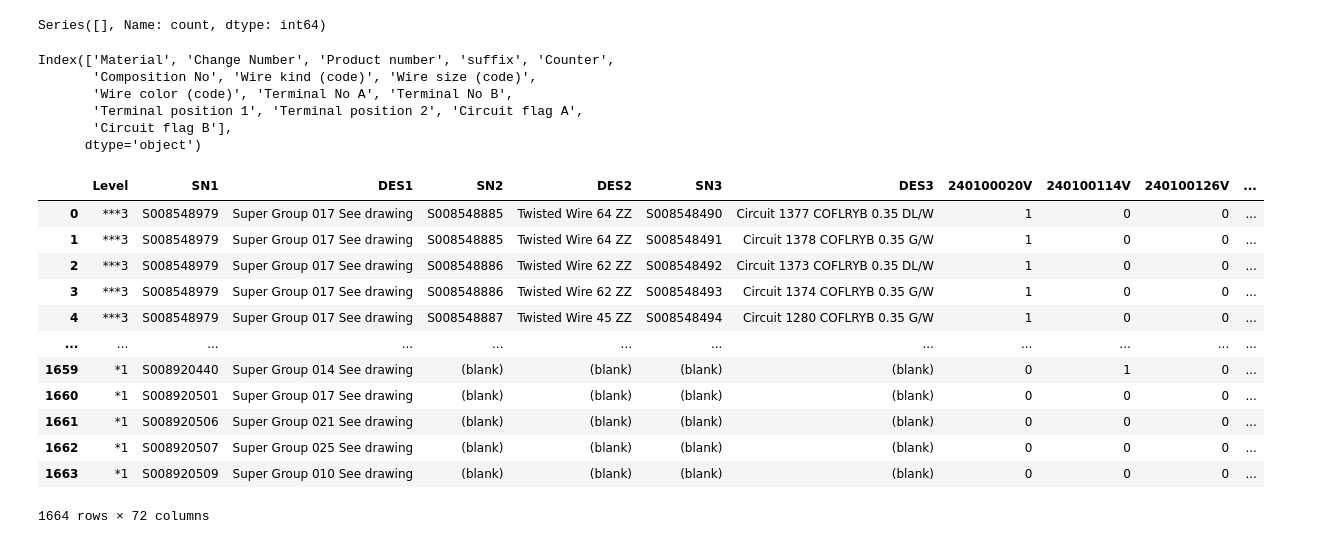
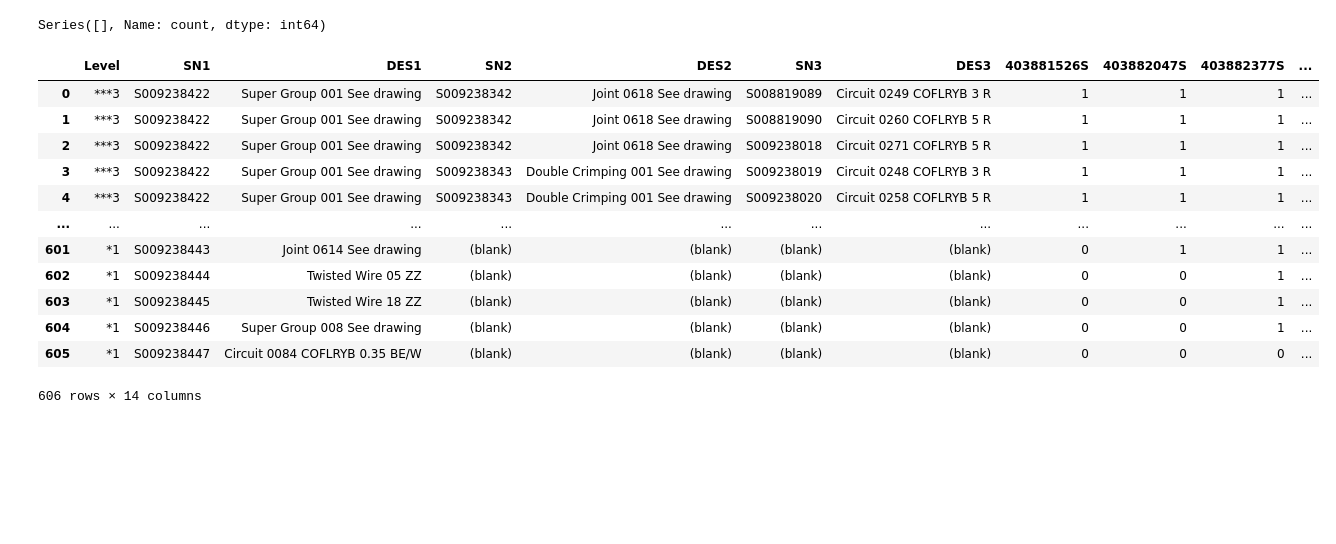
Before and after one commit to Abdelhamid2c/Automation-of-Data-Integration, a Jupyter notebook: Notebooks/integration.ipynb, the cells around one changed output. Drawn from its saved outputs; the diff is of its cells as text; code cells hidden in the pictures; blank space fills up the shorter version.

```diff
--- a/Notebooks/integration.ipynb
+++ b/Notebooks/integration.ipynb
@@ -19,0 +3,5 @@ df_wire_list
+# %%
+path_max_wire_list = r"C:\Users\user\Desktop\Data integration PP\ALPINE PPC DG\max_wire_list.xlsx"
+# %%
+df_wire_list = pd.read_excel(path_max_wire_list)
+df_wire_list
@@ -130,15 +154,6 @@ duplicates
 # %% [output]
 Duplicate Materials:
 Series([], Name: count, dtype: int64)
-# %%
-df_ypp_cae.columns
-# %% [output]
-Index(['Material', 'Change Number', 'Product number', 'suffix', 'Counter',
-       'Composition No', 'Wire kind (code)', 'Wire size (code)',
-       'Wire color (code)', 'Terminal No A', 'Terminal No B',
-       'Terminal position 1', 'Terminal position 2', 'Circuit flag A',
-       'Circuit flag B'],
-      dtype='object')
 # %%
 import itertools
 import numpy as np
@@ -162,23 +177,34 @@ def check_duplicate(ypp):
     duplicates = duplicate_materials[duplicate_materials > 1]
     sn_duplicated = duplicates.index.tolist()
     return sn_duplicated
-# %%
-mmsta_sep = pd.read_excel('../Data/Train Data/mmsta_sep.xlsx')
-mmsta_sep
-# %% [output]
-|  | Level | SN1 | DES1 | SN2 | DES2 | SN3 | DES3 | 240100020V | 240100114V | 240100126V | ... |
-| 0 | ***3 | S008548979 | Super Group 017 See drawing | S008548885 | Twisted Wire 64 ZZ | S008548490 | Circuit 1377 COFLRYB 0.35 DL/W | 1 | 0 | 0 | ... |
-| 1 | ***3 | S008548979 | Super Group 017 See drawing | S008548885 | Twisted Wire 64 ZZ | S008548491 | Circuit 1378 COFLRYB 0.35 G/W | 1 | 0 | 0 | ... |
-| 2 | ***3 | S008548979 | Super Group 017 See drawing | S008548886 | Twisted Wire 62 ZZ | S008548492 | Circuit 1373 COFLRYB 0.35 DL/W | 1 | 0 | 0 | ... |
-| 3 | ***3 | S008548979 | Super Group 017 See drawing | S008548886 | Twisted Wire 62 ZZ | S008548493 | Circuit 1374 COFLRYB 0.35 G/W | 1 | 0 | 0 | ... |
-| 4 | ***3 | S008548979 | Super Group 017 See drawing | S008548887 | Twisted Wire 45 ZZ | S008548494 | Circuit 1280 COFLRYB 0.35 G/W | 1 | 0 | 0 | ... |
-| ... | ... | ... | ... | ... | ... | ... | ... | ... | ... | ... | ... |
-| 1659 | *1 | S008920440 | Super Group 014 See drawing | (blank) | (blank) | (blank) | (blank) | 0 | 1 | 0 | ... |
-| 1660 | *1 | S008920501 | Super Group 017 See drawing | (blank) | (blank) | (blank) | (blank) | 0 | 0 | 0 | ... |
-| 1661 | *1 | S008920506 | Super Group 021 See drawing | (blank) | (blank) | (blank) | (blank) | 0 | 0 | 0 | ... |
-| 1662 | *1 | S008920507 | Super Group 025 See drawing | (blank) | (blank) | (blank) | (blank) | 0 | 0 | 0 | ... |
-| 1663 | *1 | S008920509 | Super Group 010 See drawing | (blank) | (blank) | (blank) | (blank) | 0 | 0 | 0 | ... |
-1664 rows × 72 columns
+# %%
+def Add_TYPE_col():
+    mmsta_sep.loc[mmsta_sep['DES1'].str.contains('Circuit', na=False), 'TYPE'] = 'Circuit'
+    mmsta_sep.loc[mmsta_sep['DES1'].str.contains('Double', na=False), 'TYPE'] = 'Double'
+    mmsta_sep.loc[mmsta_sep['DES1'].str.contains('Twisted', na=False), 'TYPE'] = 'Twisted'
+    mmsta_sep.loc[mmsta_sep['DES1'].str.contains('Joint', na=False), 'TYPE'] = 'Joint'
+    mmsta_sep.loc[mmsta_sep['DES1'].str.contains('Super Group', na=False), 'TYPE'] = 'Super Group'
+
+    return mmsta_sep
+
+mmsta_sep = pd.read_excel(r"C:\Users\user\Desktop\Data integration PP\ALPINE PPC DG\sep_mmsta.xlsx", sheet_name='sep mmsta')
+mmsta_sep = Add_TYPE_col()
+mmsta_sep[PN_columns] = mmsta_sep[PN_columns].apply(pd.to_numeric, errors='coerce').fillna(0).astype(int)
+mmsta_sep
+# %% [output]
+|  | Level | SN1 | DES1 | SN2 | DES2 | SN3 | DES3 | 403881526S | 403882047S | 403882377S | ... |
+| 0 | ***3 | S009238422 | Super Group 001 See drawing | S009238342 | Joint 0618 See drawing | S008819089 | Circuit 0249 COFLRYB 3 R | 1 | 1 | 1 | ... |
+| 1 | ***3 | S009238422 | Super Group 001 See drawing | S009238342 | Joint 0618 See drawing | S008819090 | Circuit 0260 COFLRYB 5 R | 1 | 1 | 1 | ... |
+| 2 | ***3 | S009238422 | Super Group 001 See drawing | S009238342 | Joint 0618 See drawing | S009238018 | Circuit 0271 COFLRYB 5 R | 1 | 1 | 1 | ... |
+| 3 | ***3 | S009238422 | Super Group 001 See drawing | S009238343 | Double Crimping 001 See drawing | S009238019 | Circuit 0248 COFLRYB 3 R | 1 | 1 | 1 | ... |
+| 4 | ***3 | S009238422 | Super Group 001 See drawing | S009238343 | Double Crimping 001 See drawing | S009238020 | Circuit 0258 COFLRYB 5 R | 1 | 1 | 1 | ... |
+| ... | ... | ... | ... | ... | ... | ... | ... | ... | ... | ... | ... |
+| 601 | *1 | S009238443 | Joint 0614 See drawing | (blank) | (blank) | (blank) | (blank) | 0 | 1 | 1 | ... |
+| 602 | *1 | S009238444 | Twisted Wire 05 ZZ | (blank) | (blank) | (blank) | (blank) | 0 | 0 | 1 | ... |
+| 603 | *1 | S009238445 | Twisted Wire 18 ZZ | (blank) | (blank) | (blank) | (blank) | 0 | 0 | 1 | ... |
+| 604 | *1 | S009238446 | Super Group 008 See drawing | (blank) | (blank) | (blank) | (blank) | 0 | 0 | 1 | ... |
+| 605 | *1 | S009238447 | Circuit 0084 COFLRYB 0.35 BE/W | (blank) | (blank) | (blank) | (blank) | 0 | 0 | 0 | ... |
+606 rows × 14 columns
 # %%
 material_dict = []
 sn_duplicated = check_duplicate(df_ypp_cae_pivot)
```
Also changed, not shown: parts of 34 cells of this notebook, 15 other files.
